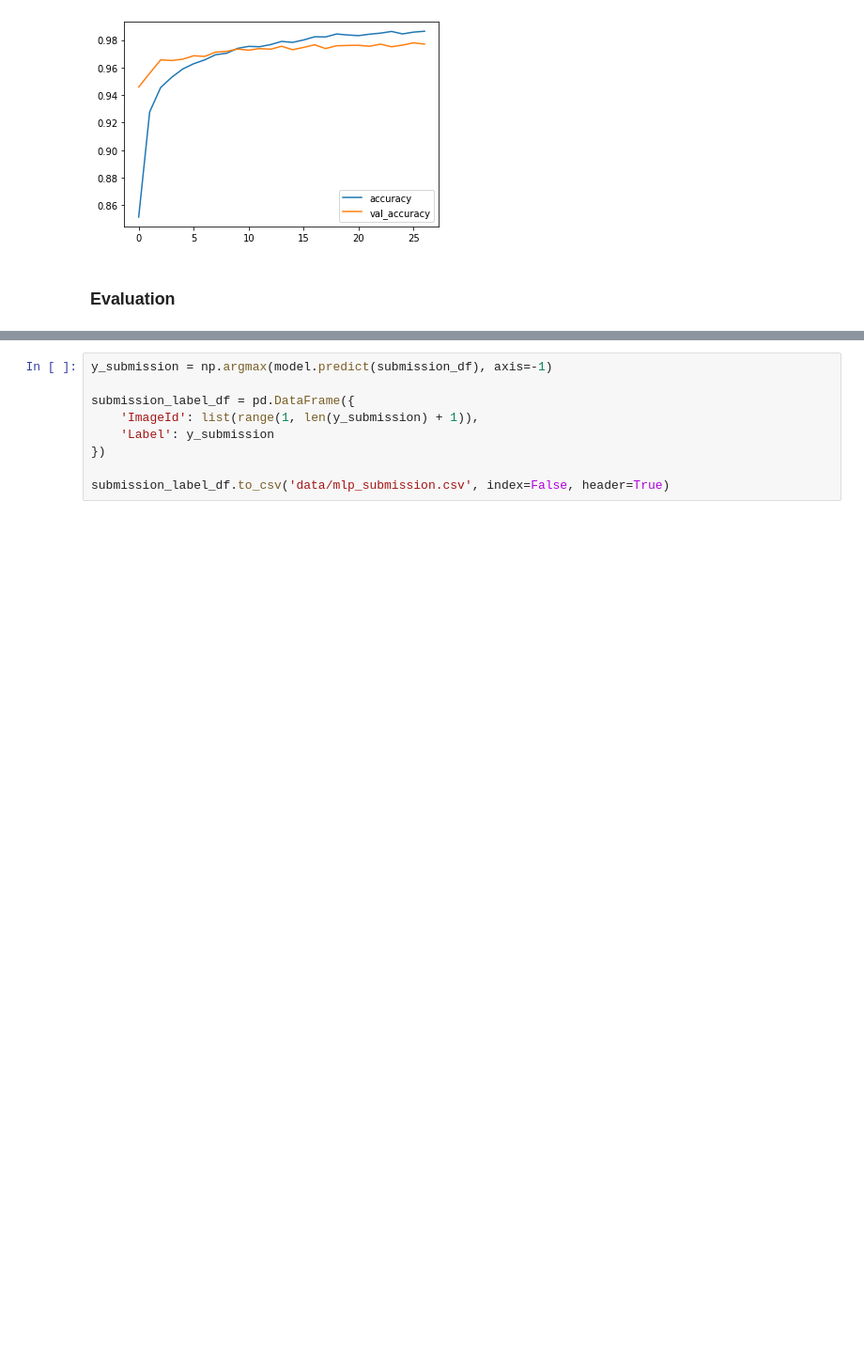
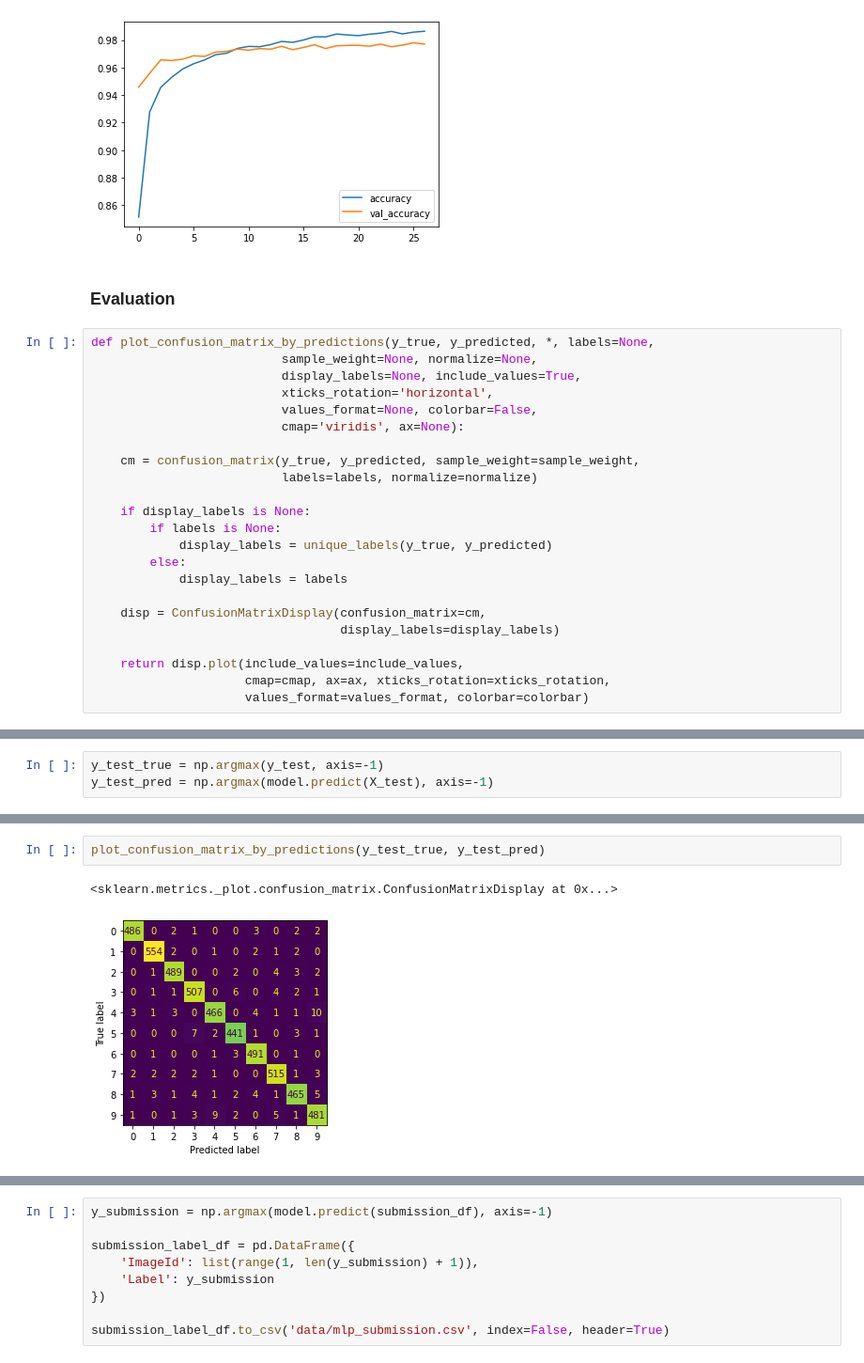
Before and after one commit to roma-glushko/kaggle-digit-recognizer, a Jupyter notebook: index.ipynb, the cells around one changed output, grey strips where cells are left out. Shown at 94% size. Drawn from its saved outputs; the diff is of its cells as text; blank space fills up the shorter version.

Commit message:
🧪 Added classification report and confusion matrix

```diff
--- a/index.ipynb
+++ b/index.ipynb
@@ -225,6 +229,29 @@ Best Validation Accuracy: 0.9780
 [figure]
 # %% [markdown]
 ### Evaluation
+# %%
+def plot_confusion_matrix_by_predictions(y_true, y_predicted, *, labels=None,
+                          sample_weight=None, normalize=None,
+                          display_labels=None, include_values=True,
+                          xticks_rotation='horizontal',
+                          values_format=None, colorbar=False,
+                          cmap='viridis', ax=None):
+
+    cm = confusion_matrix(y_true, y_predicted, sample_weight=sample_weight,
+                          labels=labels, normalize=normalize)
+
+    if display_labels is None:
+        if labels is None:
+            display_labels = unique_labels(y_true, y_predicted)
+        else:
+            display_labels = labels
+
+    disp = ConfusionMatrixDisplay(confusion_matrix=cm,
+                                  display_labels=display_labels)
+
+    return disp.plot(include_values=include_values,
+                     cmap=cmap, ax=ax, xticks_rotation=xticks_rotation,
+                     values_format=values_format, colorbar=colorbar)
 # %%
 model.evaluate(X_test, y_test)
 
@@ -241 +265,4 @@ model.evaluate(X_test, y_test)
 [0.10589135438203812, 0.971230149269104]
+# %%
+y_test_true = np.argmax(y_test, axis=-1)
+y_test_pred = np.argmax(model.predict(X_test), axis=-1)
@@ -241,0 +290,5 @@ model.evaluate(X_test, y_test)
+# %%
+plot_confusion_matrix_by_predictions(y_test_true, y_test_pred)
+# %% [output]
+<sklearn.metrics._plot.confusion_matrix.ConfusionMatrixDisplay at 0x...>
+[figure, added]
```
Also changed, not shown: parts of 7 cells of this notebook.
